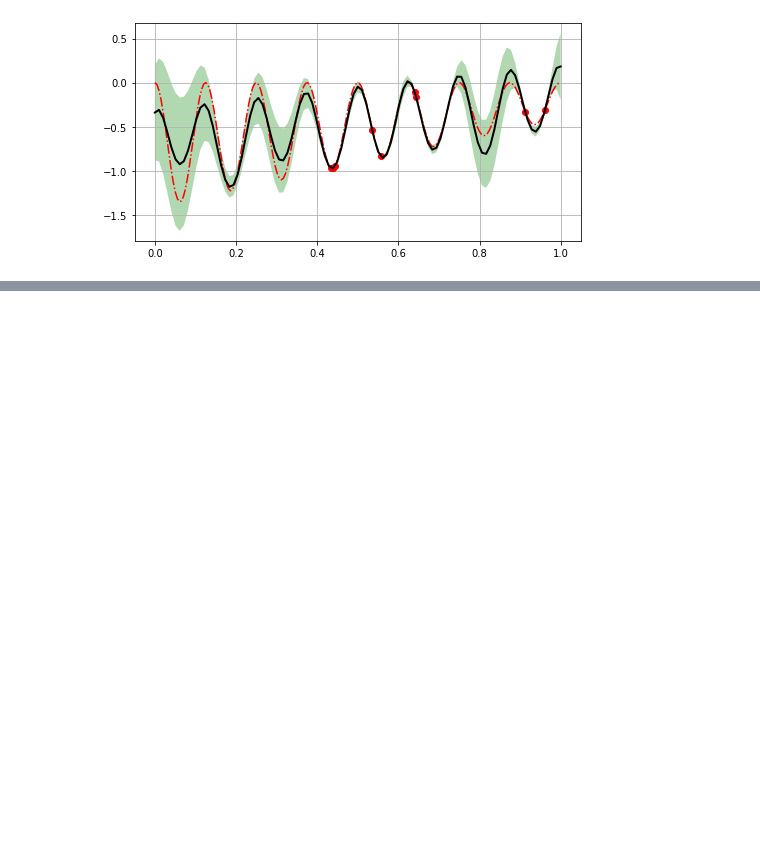
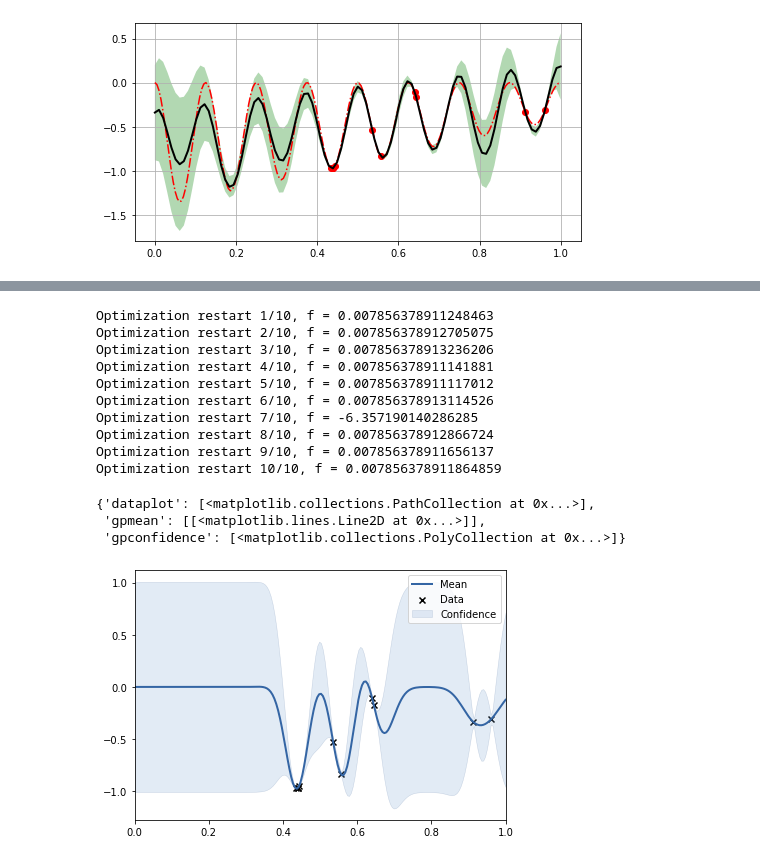
Before and after one commit to luck1226/multisource_deepGaussianProcess, a Jupyter notebook: MF_DGP_demo_nonlinearA_RBF.ipynb, the cells around one changed output, grey strips where cells are left out. Saved outputs shown, nothing was run; the diff lists cells and outputs as text; code cells hidden in the pictures; blank space fills up the shorter version.

```diff
--- a/MF_DGP_demo_nonlinearA_RBF.ipynb
+++ b/MF_DGP_demo_nonlinearA_RBF.ipynb
@@ -185,0 +187,20 @@ m3.plot()
+# %%
+m4 = GPy.models.GPRegression(X2, Ye)
+m4.optimize()
+m4.optimize_restarts(num_restarts = 10)
+m4.plot([0,1])
+# %% [output]
+Optimization restart 1/10, f = 0.007856378911248463
+Optimization restart 2/10, f = 0.007856378912705075
+Optimization restart 3/10, f = 0.007856378913236206
+Optimization restart 4/10, f = 0.007856378911141881
+Optimization restart 5/10, f = 0.007856378911117012
+Optimization restart 6/10, f = 0.007856378913114526
+Optimization restart 7/10, f = -6.357190140286285
+Optimization restart 8/10, f = 0.007856378912866724
+Optimization restart 9/10, f = 0.007856378911656137
+Optimization restart 10/10, f = 0.007856378911864859
+{'dataplot': [<matplotlib.collections.PathCollection at 0x...>],
+ 'gpmean': [[<matplotlib.lines.Line2D at 0x...>]],
+ 'gpconfidence': [<matplotlib.collections.PolyCollection at 0x...>]}
+[figure, added]
```
Also changed, not shown: parts of 9 cells of this notebook.
